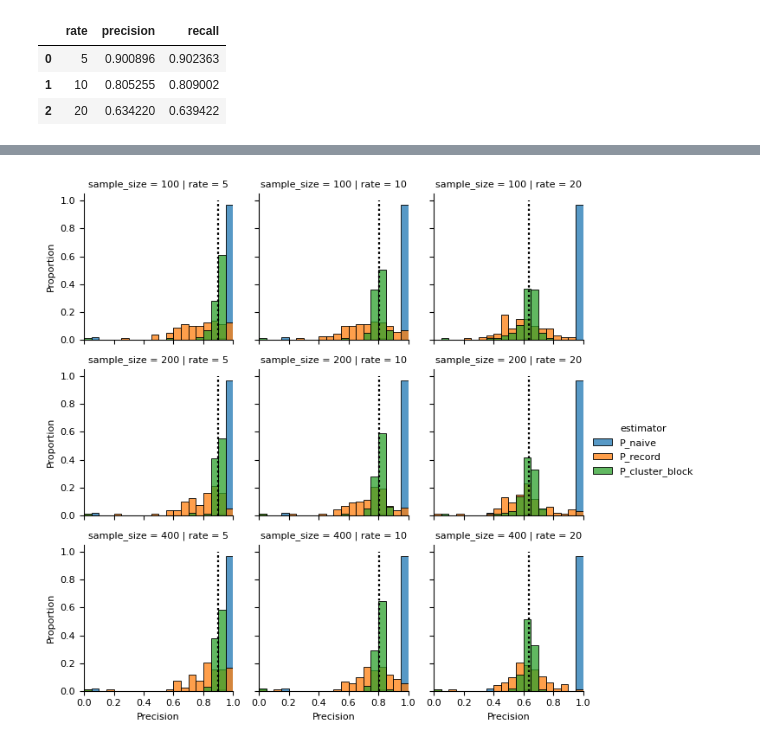
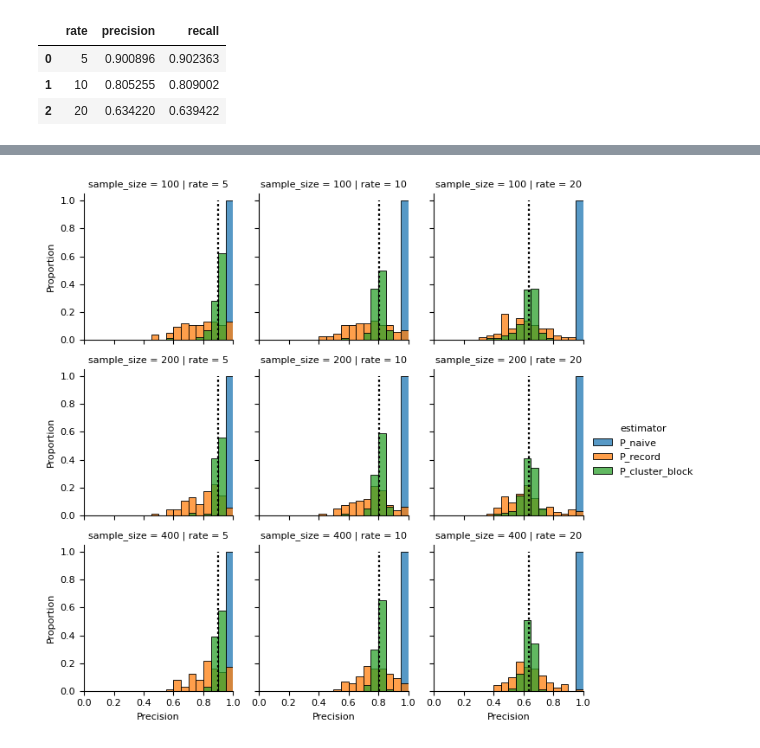
Before and after one commit to PatentsView/PatentsView-Evaluation, a Jupyter notebook: analyses/2-simulation/src/4-make-sim-precision-figure.ipynb, the cells around one changed output, grey strips where cells are left out. Saved outputs shown, nothing was run; the diff lists cells and outputs as text; code cells hidden in the pictures.

```diff
--- a/analyses/2-simulation/src/4-make-sim-precision-figure.ipynb
+++ b/analyses/2-simulation/src/4-make-sim-precision-figure.ipynb
@@ -45,35 +45,35 @@ import matplotlib.pyplot as plt
 
 plt.rc('font', size=8) #controls default text size
 plt.rc('axes', titlesize=10)
 plt.rc('axes', labelsize=8)
 plt.rc('xtick', labelsize=8)
 plt.rc('ytick', labelsize=8)
 
 dat = estimates.query('estimator != "P_single_block"')
 dat = (
     dat
     .estimates
     .apply(pd.Series)
     .merge(dat, right_index=True, left_index=True)
-    .melt(id_vars=['sample_size', 'rate', 'estimator', 'estimates'], value_name="estimate")
+    .melt(id_vars=['sample_size', 'rate', 'estimator', 'estimates', 'mean_ests', 'gt_precision', 'bias', 'rmse'], value_name="estimate")
     .rename(columns={"estimate":"Precision"})
 )
 
 g = sns.FacetGrid(dat, hue="estimator", col="rate", row="sample_size", sharey=True, height=6.5/3)
 g.set(xlim=(0,1))
 g.map(sns.histplot, "Precision", kde=False, common_norm=True, stat="proportion", bins=20, binrange=(0,1), multiple="layer")
 g.add_legend()
 
 gt_precision = ground_truth.set_index("rate")["precision"]
 for x in g.facet_data():
     ax = g.facet_axis(x[0][0], x[0][1])
     rate = x[1].rate.values[0]
     plt.vlines(x=gt_precision[rate], ymin=0, ymax=1, color="black", linestyles="dotted")
 
 plt.savefig("../output/sim_records_precision.pdf", format="pdf", bbox_inches="tight")
 plt.show()
 # %% [output]
-[figure, old version]
+[figure, new version]
 # %%
 estimates.head()
 # %% [output]
```
Also changed, not shown: 8 other files.
